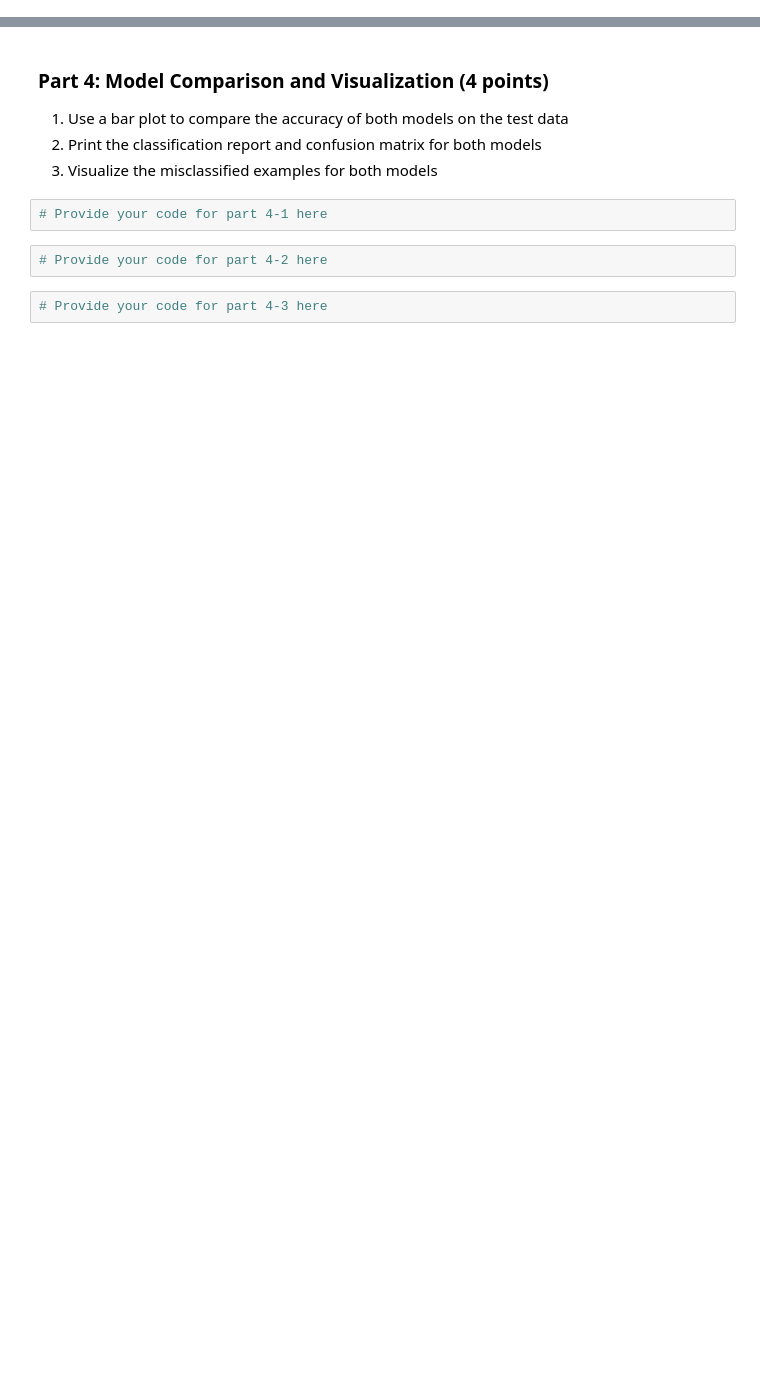
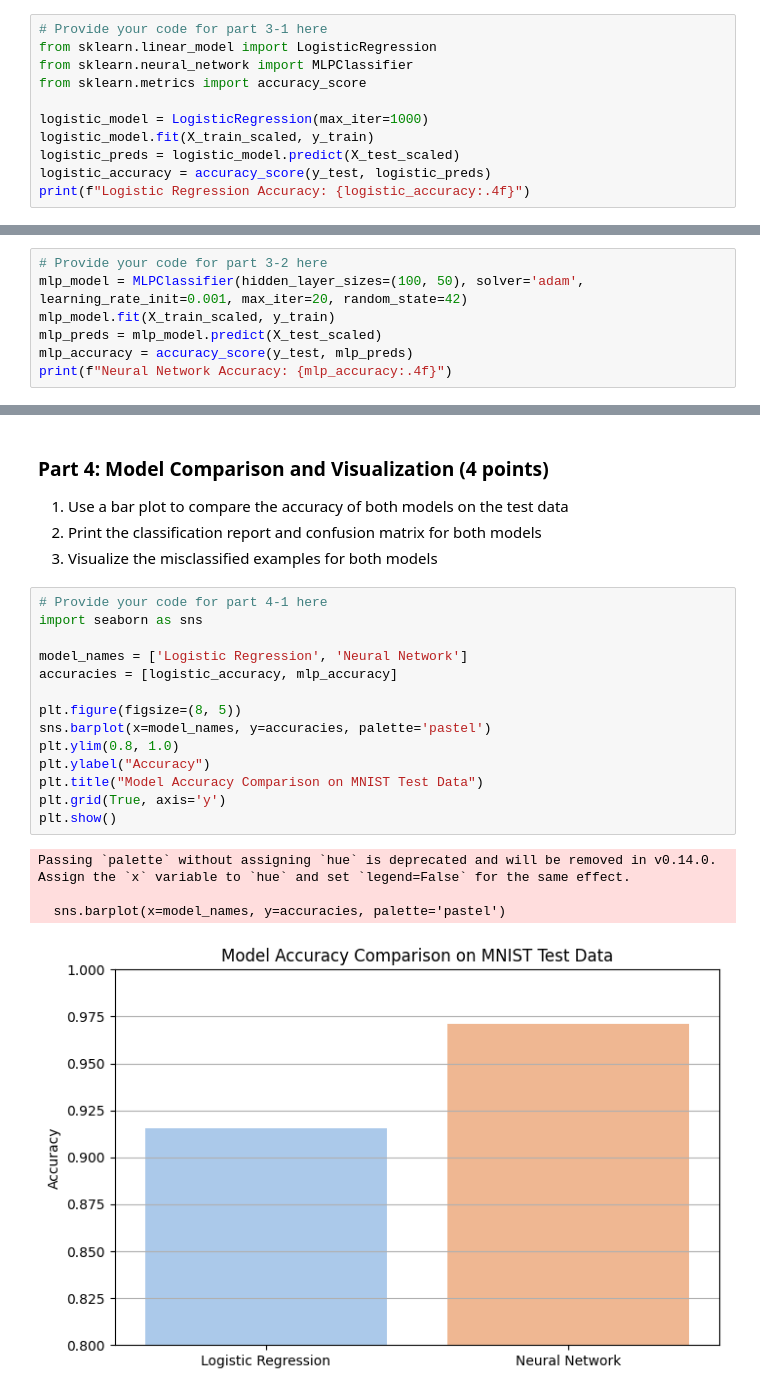
Before and after one commit to arnavkapasiuf/BME3053C-Spring-2025, a Jupyter notebook: homework/Homework_8.ipynb, the cells around one changed output, grey strips where cells are left out. Saved outputs shown, nothing was run; the diff lists cells and outputs as text; blank space fills up the shorter version.

```diff
--- a/homework/Homework_8.ipynb
+++ b/homework/Homework_8.ipynb
@@ -56,0 +95,11 @@ except ImportError as e:
+# %%
+# Provide your code for part 3-1 here
+from sklearn.linear_model import LogisticRegression
+from sklearn.neural_network import MLPClassifier
+from sklearn.metrics import accuracy_score
+
+logistic_model = LogisticRegression(max_iter=1000)
+logistic_model.fit(X_train_scaled, y_train)
+logistic_preds = logistic_model.predict(X_test_scaled)
+logistic_accuracy = accuracy_score(y_test, logistic_preds)
+print(f"Logistic Regression Accuracy: {logistic_accuracy:.4f}")
@@ -56,0 +108,7 @@ except ImportError as e:
+# %%
+# Provide your code for part 3-2 here
+mlp_model = MLPClassifier(hidden_layer_sizes=(100, 50), solver='adam', learning_rate_init=0.001, max_iter=20, random_state=42)
+mlp_model.fit(X_train_scaled, y_train)
+mlp_preds = mlp_model.predict(X_test_scaled)
+mlp_accuracy = accuracy_score(y_test, mlp_preds)
+print(f"Neural Network Accuracy: {mlp_accuracy:.4f}")
@@ -59,9 +119,22 @@ except ImportError as e:
 1. Use a bar plot to compare the accuracy of both models on the test data
 2. Print the classification report and confusion matrix for both models
 3. Visualize the misclassified examples for both models
-# %%
-# Provide your code for part 4-1 here
-# %%
-# Provide your code for part 4-2 here
-# %%
-# Provide your code for part 4-3 here
+# %%
+# Provide your code for part 4-1 here
+import seaborn as sns
+
+model_names = ['Logistic Regression', 'Neural Network']
+accuracies = [logistic_accuracy, mlp_accuracy]
+
+plt.figure(figsize=(8, 5))
+sns.barplot(x=model_names, y=accuracies, palette='pastel')
+plt.ylim(0.8, 1.0)
+plt.ylabel("Accuracy")
+plt.title("Model Accuracy Comparison on MNIST Test Data")
+plt.grid(True, axis='y')
+plt.show()
+# %% [output]
+Passing `palette` without assigning `hue` is deprecated and will be removed in v0.14.0. Assign the `x` variable to `hue` and set `legend=False` for the same effect.
+
+  sns.barplot(x=model_names, y=accuracies, palette='pastel')
+[figure, added]
```
Also changed, not shown: parts of 13 cells of this notebook.
